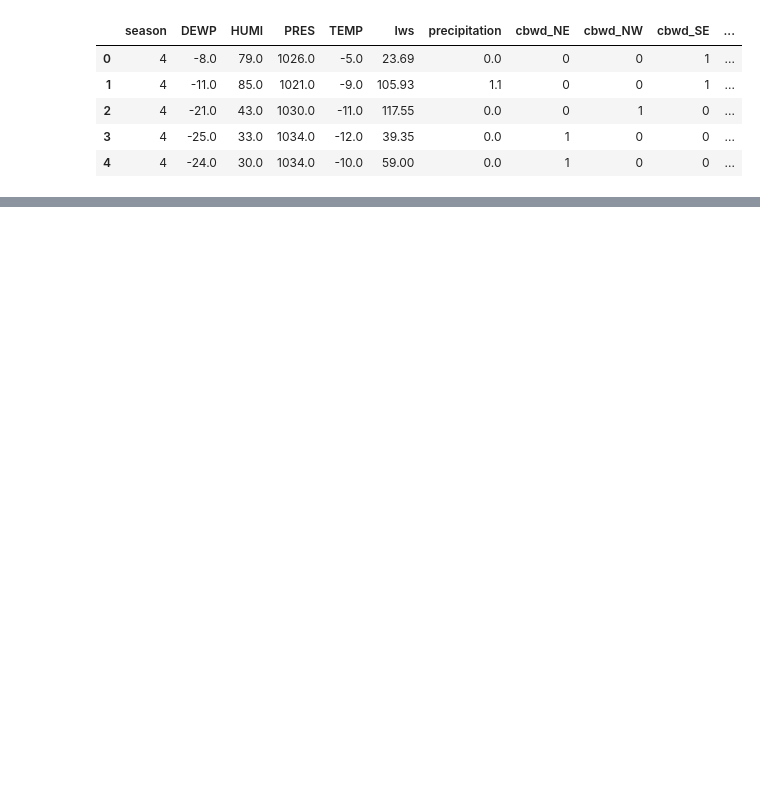
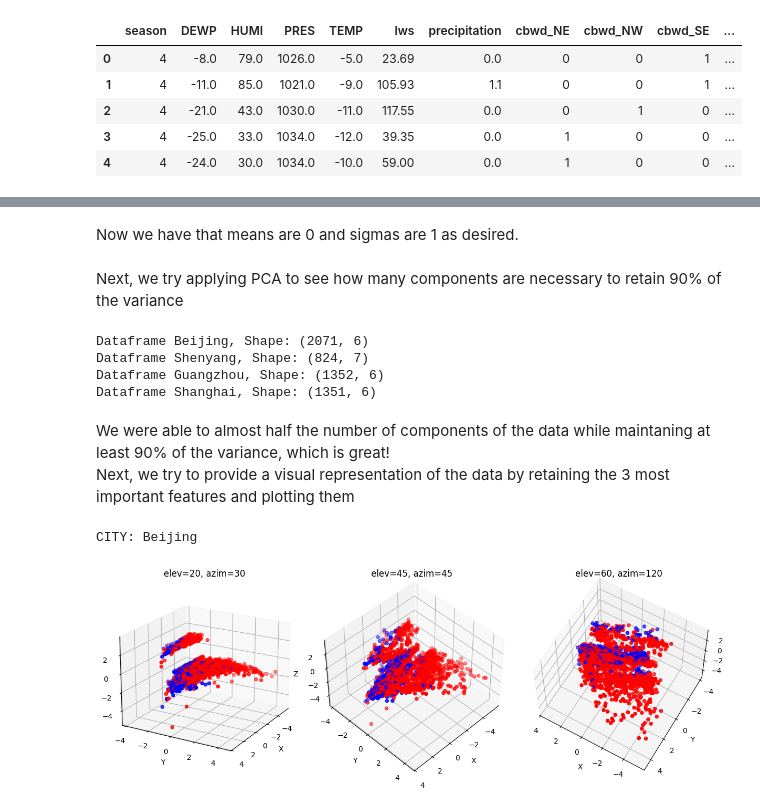
Before and after one commit to RoccoGiampetruzzi/Pollution-Predictor, a Jupyter notebook: notebook.ipynb, the cells around one changed output, grey strips where cells are left out. Cells and saved outputs as stored; diff of their text form; code cells hidden in the pictures; blank space fills up the shorter version.

```diff
--- a/notebook.ipynb
+++ b/notebook.ipynb
@@ -350,0 +70,9 @@ temp.score(beijing_np[:, :10], beijing_np[:, 10])
+# %%
+df = X[0]
+max_values = np.max(df, axis = 0)
+min_values = np.min(df, axis = 0)
+means = np.mean(df, axis = 0)
+sigmas = np.mean(df, axis = 0)
+
+for i in range(len(columns[:-1])):
+    print(f'Column: {columns[i]:<20}\n \tMin-Max range [{min_values[i]:.2f}, {max_values[i]:.2f}]\n \tmu/sigma pairs: [{float(means[i]):.2f}, {sigmas[i]:.2f}]')
@@ -350,0 +129,50 @@ temp.score(beijing_np[:, :10], beijing_np[:, 10])
+# %% [markdown]
+Now we have that means are 0 and sigmas are 1 as desired.
+# %% [markdown]
+Next, we try applying PCA to see how many components are necessary to retain 90% of the variance
+# %%
+from sklearn.decomposition import PCA
+
+pca = PCA(n_components=0.90)
+X_pca = [pca.fit_transform(df) for df in X_normalized]
+
+for i, name in enumerate(names):
+    print(f'Dataframe {name}, Shape: {X_pca[i].shape}')
+# %% [output]
+Dataframe Beijing, Shape: (2071, 6)
+Dataframe Shenyang, Shape: (824, 7)
+Dataframe Guangzhou, Shape: (1352, 6)
+Dataframe Shanghai, Shape: (1351, 6)
+# %% [markdown]
+We were able to almost half the number of components of the data while maintaning at least 90% of the variance, which is great! <br>
+Next, we try to provide a visual representation of the data by retaining the 3 most important features and plotting them
+# %%
+def plot_with_different_angles(data, color_array, label_vector):
+    """
+    Function used to plot 3 dimensional data seen from different angles
+    """
+
+    x, y, z = data[:, 0], data[:, 1], data[:, 2]
+
+    fig = plt.figure(figsize=(12, 4))
+    colors = [color_array[label] for label in label_vector]
+
+    angles = [(20, 30), (45, 45), (60, 120)]
+
+    for i, (elev, azim) in enumerate(angles):
+        ax = fig.add_subplot(1, 3, i+1, projection='3d')
+        ax.scatter(x, y, z, c=colors, marker='o')
+        ax.view_init(elev=elev, azim=azim)
+        ax.set_title(f"elev={elev}, azim={azim}")
+        ax.set_xlabel('X')
+        ax.set_ylabel('Y')
+        ax.set_zlabel('Z')
+
+    plt.tight_layout()
+    plt.show()
+# %%
+print(f'CITY: {names[0]}')
+plot_with_different_angles(X_pca[0], ['red', 'blue'], y[0].astype(int))
+# %% [output]
+CITY: Beijing
+[figure, added]
```
Also changed, not shown: parts of 59 cells of this notebook.
